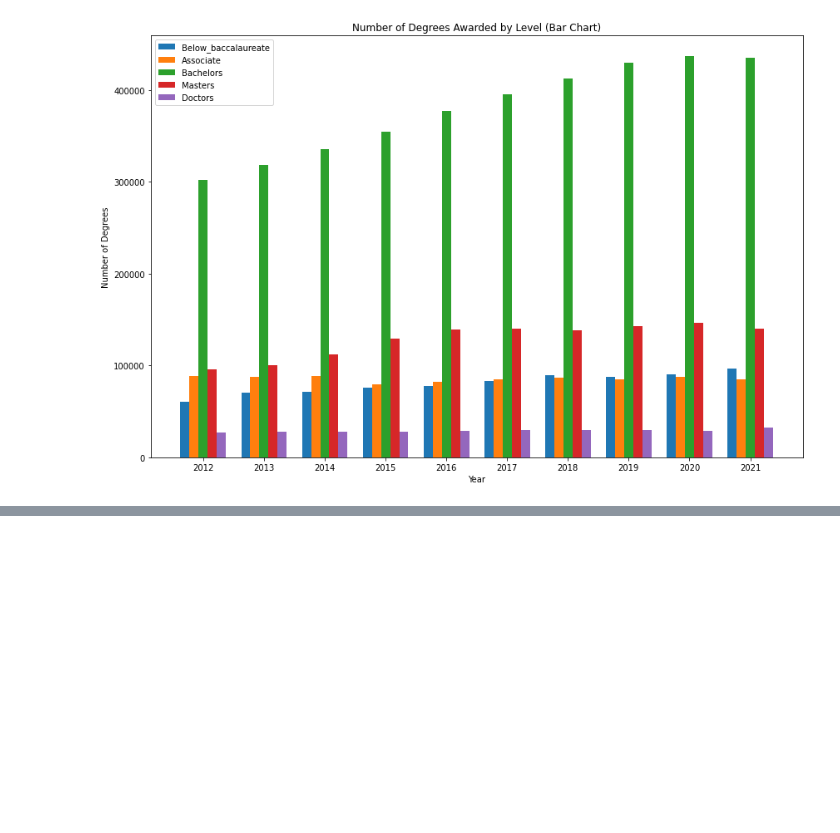
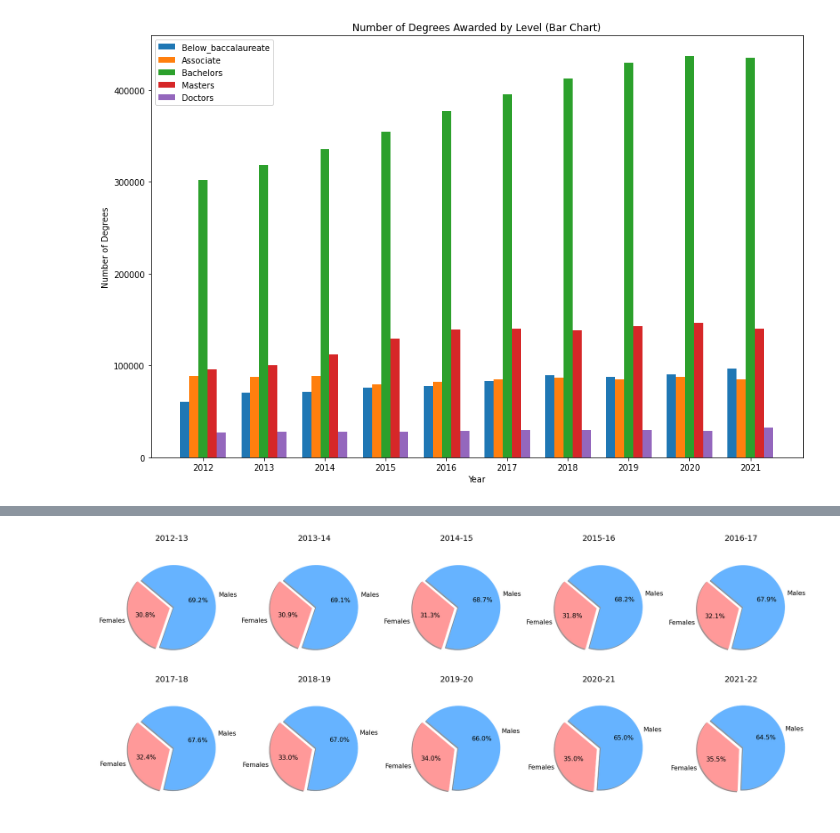
Before and after one commit to anekemuna/stem-education-analysis, a Jupyter notebook: CSE578_Portfolio_Project.ipynb, the cells around one changed output, grey strips where cells are left out. Cells and saved outputs as stored; diff of their text form; code cells hidden in the pictures; blank space fills up the shorter version.

Commit message:
pie chart for demographics

```diff
--- a/CSE578_Portfolio_Project.ipynb
+++ b/CSE578_Portfolio_Project.ipynb
@@ -232,0 +235,22 @@ plt.show()
+# %%
+## Slice and Dice data to get gender info
+
+# Females
+data_females = df.iloc[28:38, 0:2]
+df_females = pd.DataFrame(data_females)
+df_females.rename(columns={
+    'Table 318.45. Number and percentage distribution of science, technology, engineering, and mathematics (STEM) degrees/certificates conferred by postsecondary institutions, by race/ethnicity, level of \n              degree/certificate, and sex of student: Academic years 2012-13 through 2021-22': 'Year',
+    'Unnamed: 1': 'Females'
+}, inplace=True)
+
+
+# Males
+data_males = df.iloc[17:27, 0:2]
+df_males = pd.DataFrame(data_males)
+df_males.rename(columns={
+    'Table 318.45. Number and percentage distribution of science, technology, engineering, and mathematics (STEM) degrees/certificates conferred by postsecondary institutions, by race/ethnicity, level of \n              degree/certificate, and sex of student: Academic years 2012-13 through 2021-22': 'Year',
+    'Unnamed: 1': 'Males'
+}, inplace=True)
+
+df_combined_gen = pd.merge(df_females, df_males, on='Year', how='outer')
+df_combined_gen.head(10)
@@ -232,0 +269,23 @@ plt.show()
+# %%
+# Set up the subplot grid
+fig, axes = plt.subplots(2, 5, figsize=(25, 10))
+
+# Flatten the axes array for easy iteration
+axes = axes.flatten()
+
+# Plotting pie charts for each year
+for i, row in df_combined_gen.iterrows():
+    labels = ['Females', 'Males']
+    sizes = [row['Females'], row['Males']]
+    explode = (0.1, 0)  # only "explode" the 1st slice (i.e. 'Females')
+
+    axes[i].pie(sizes, explode=explode, labels=labels, autopct='%1.1f%%',
+                shadow=True, startangle=140, colors=['#ff9999','#66b3ff'], textprops={'fontsize': 16})
+    axes[i].set_title(f'{row["Year"]}', fontdict={'fontsize': 20})
+    axes[i].axis('equal')  # Equal aspect ratio ensures that pie is drawn as a circle.
+
+# Adjust layout
+plt.tight_layout()
+plt.show()
+# %% [output]
+[figure, added]
```
Also changed, not shown: parts of 2 cells of this notebook, 1 other file.
